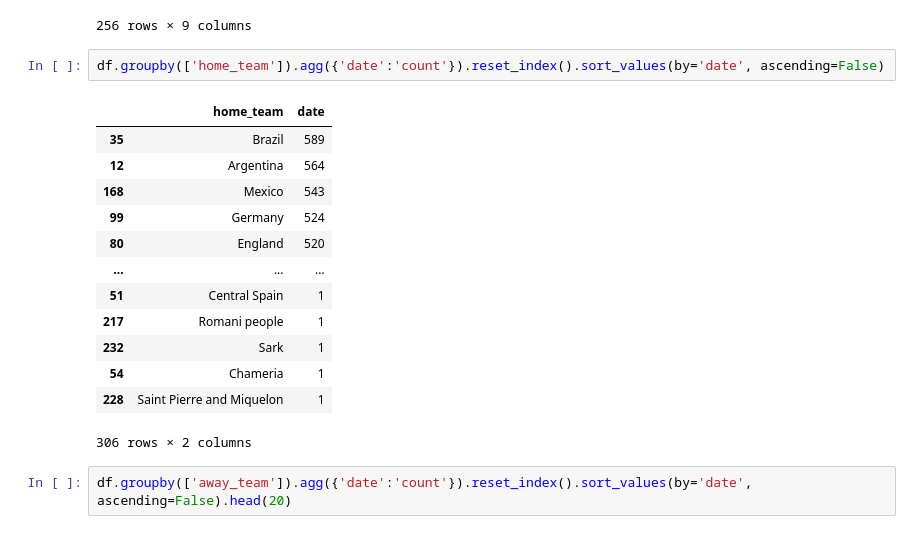
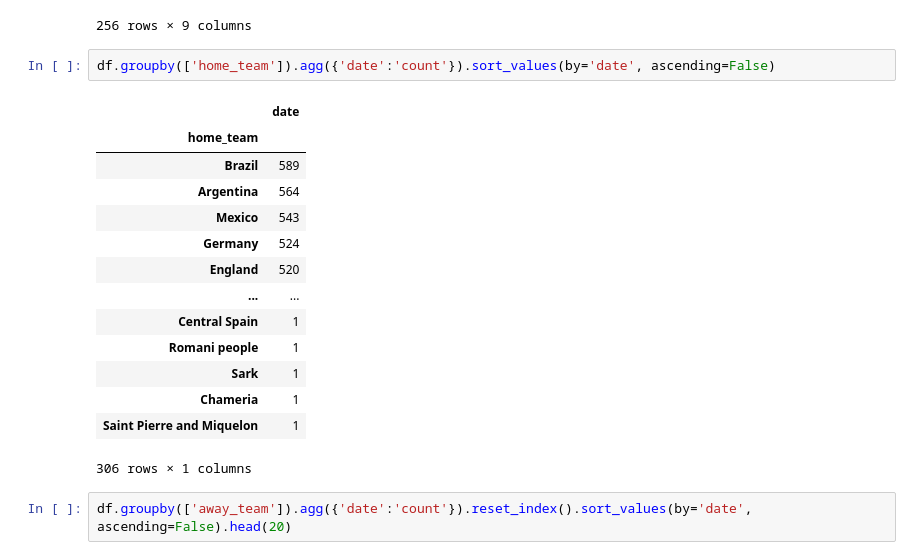
Before and after one commit to Omaraitbenhaddi/ODC-World-Cup-2022-Predictions, a Jupyter notebook: notebooks/data_exploration.ipynb, the cells around one changed output. Drawn from its saved outputs; the diff is of its cells as text.

```diff
--- a/notebooks/data_exploration.ipynb
+++ b/notebooks/data_exploration.ipynb
@@ -78,21 +78,22 @@ df.query('away_team=="Morocco"')
 | 43475 | 2022-06-01 | United States | Morocco | 3 | 0 | Friendly | Cincinnati | United States | False |
 256 rows × 9 columns
 # %%
-df.groupby(['home_team']).agg({'date':'count'}).reset_index().sort_values(by='date', ascending=False)
+df.groupby(['home_team']).agg({'date':'count'}).sort_values(by='date', ascending=False)
 # %% [output]
-|  | home_team | date |
-| 35 | Brazil | 589 |
-| 12 | Argentina | 564 |
-| 168 | Mexico | 543 |
-| 99 | Germany | 524 |
-| 80 | England | 520 |
-| ... | ... | ... |
-| 51 | Central Spain | 1 |
-| 217 | Romani people | 1 |
-| 232 | Sark | 1 |
-| 54 | Chameria | 1 |
-| 228 | Saint Pierre and Miquelon | 1 |
+|  | date |
+| home_team |  |
+| Brazil | 589 |
+| Argentina | 564 |
+| Mexico | 543 |
+| Germany | 524 |
+| England | 520 |
+| ... | ... |
+| Central Spain | 1 |
+| Romani people | 1 |
+| Sark | 1 |
+| Chameria | 1 |
+| Saint Pierre and Miquelon | 1 |
-306 rows × 2 columns
+306 rows × 1 columns
 # %%
 df.groupby(['away_team']).agg({'date':'count'}).reset_index().sort_values(by='date', ascending=False).head(20)
 # %% [output]
```
Also changed, not shown: parts of 14 cells of this notebook.
